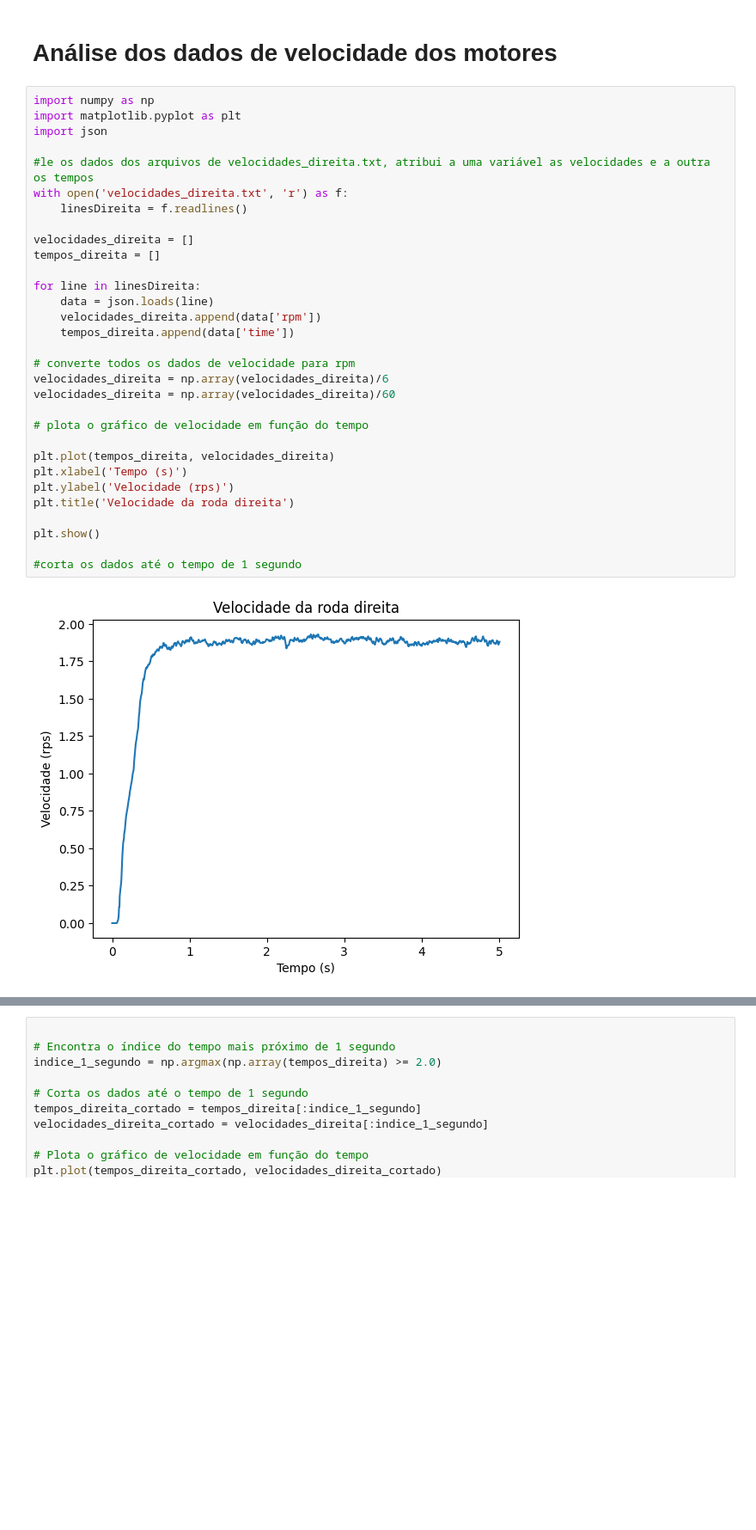
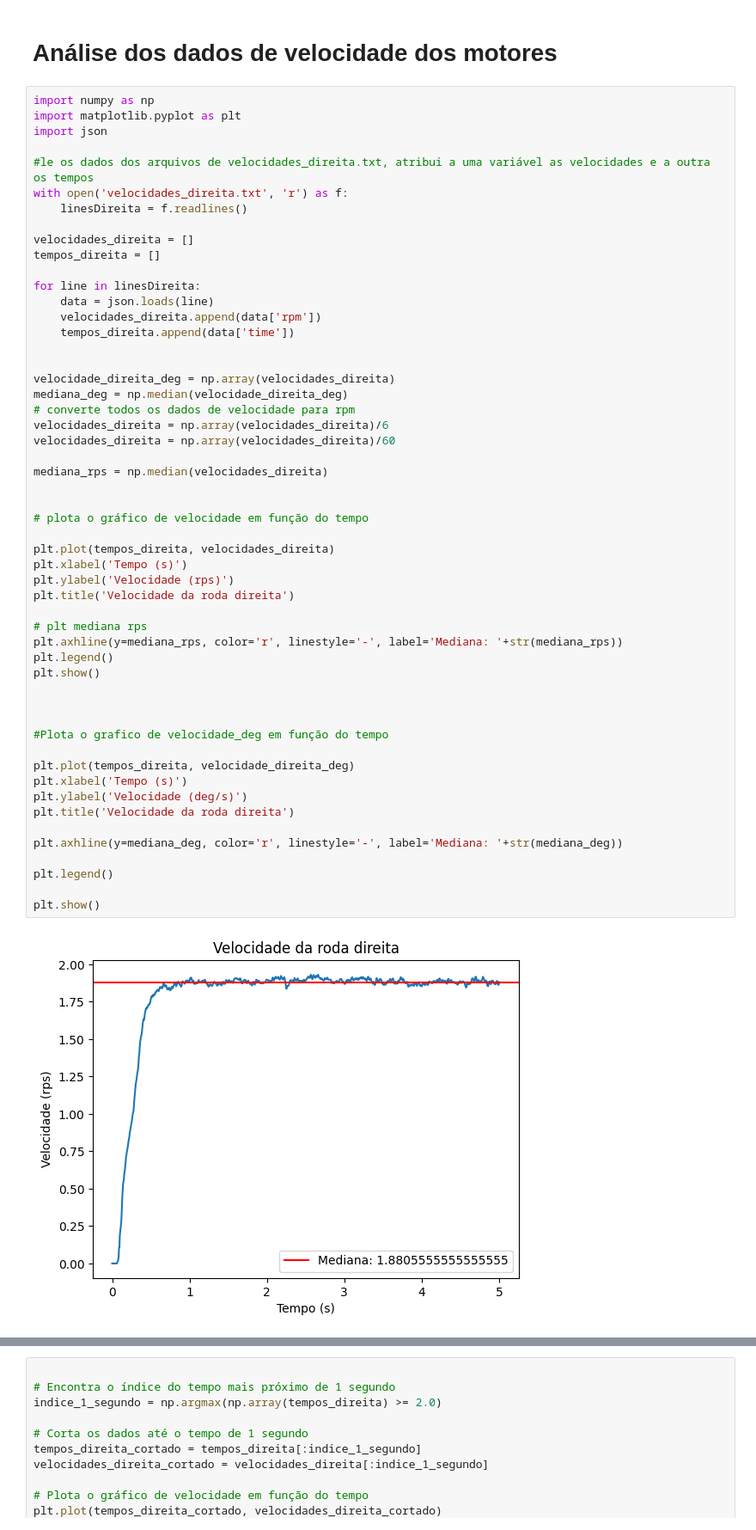
Before and after one commit to BrendonSouza/PID_TCC, a Jupyter notebook: analise_velocidade.ipynb, the cells around one changed output, grey strips where cells are left out. Shown at 86% size. Cells and saved outputs as stored; diff of their text form; blank space fills up the shorter version.

```diff
--- a/analise_velocidade.ipynb
+++ b/analise_velocidade.ipynb
@@ -4,32 +4,54 @@
 import numpy as np
 import matplotlib.pyplot as plt
 import json
 
 #le os dados dos arquivos de velocidades_direita.txt, atribui a uma variável as velocidades e a outra os tempos
 with open('velocidades_direita.txt', 'r') as f:
     linesDireita = f.readlines()
 
 velocidades_direita = []
 tempos_direita = []
 
 for line in linesDireita:
     data = json.loads(line)
     velocidades_direita.append(data['rpm'])
     tempos_direita.append(data['time'])
 
+
+velocidade_direita_deg = np.array(velocidades_direita)
+mediana_deg = np.median(velocidade_direita_deg)
 # converte todos os dados de velocidade para rpm
 velocidades_direita = np.array(velocidades_direita)/6
 velocidades_direita = np.array(velocidades_direita)/60
+
+mediana_rps = np.median(velocidades_direita)
+
 
 # plota o gráfico de velocidade em função do tempo
 
 plt.plot(tempos_direita, velocidades_direita)
 plt.xlabel('Tempo (s)')
 plt.ylabel('Velocidade (rps)')
 plt.title('Velocidade da roda direita')
 
+# plt mediana rps
+plt.axhline(y=mediana_rps, color='r', linestyle='-', label='Mediana: '+str(mediana_rps))
+plt.legend()
 plt.show()
 
-#corta os dados até o tempo de 1 segundo
+
+
+#Plota o grafico de velocidade_deg em função do tempo
+
+plt.plot(tempos_direita, velocidade_direita_deg)
+plt.xlabel('Tempo (s)')
+plt.ylabel('Velocidade (deg/s)')
+plt.title('Velocidade da roda direita')
+
+plt.axhline(y=mediana_deg, color='r', linestyle='-', label='Mediana: '+str(mediana_deg))
+
+plt.legend()
+
+plt.show()
 # %% [output]
-[figure, old version]
+[figure, new version]
```
Also changed, not shown: parts of 7 cells of this notebook, 2 other files.
